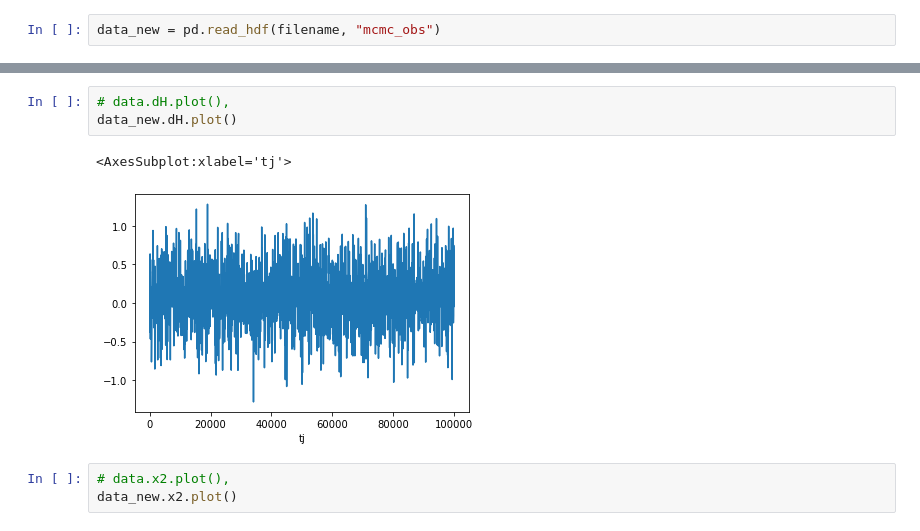
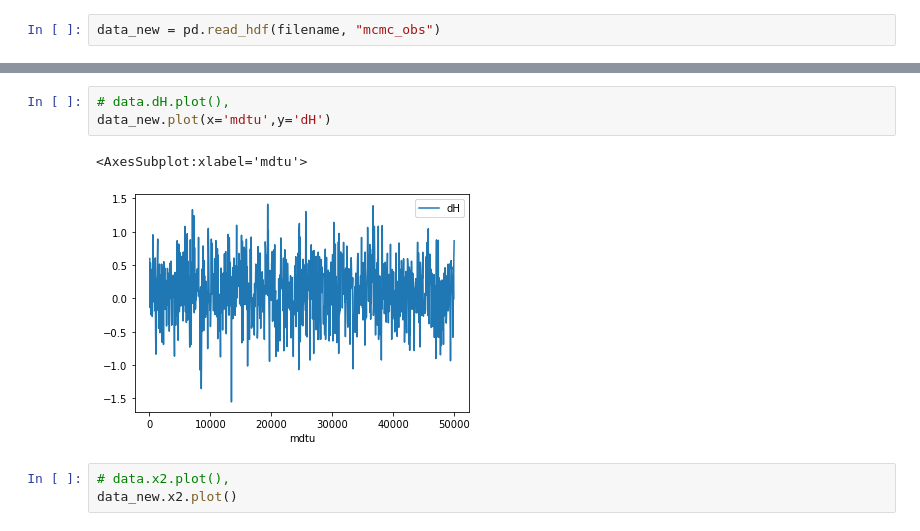
Before and after one commit to erinaldi/bmn2-lattice, a Jupyter notebook: notebooks/00_EDA.ipynb, the cells around one changed output, grey strips where cells are left out. Drawn from its saved outputs; the diff is of its cells as text.

Commit message:
[fix] code for figures

```diff
--- a/notebooks/00_EDA.ipynb
+++ b/notebooks/00_EDA.ipynb
@@ -47,9 +47,9 @@ data_new.head()
 # %%
 # data.dH.plot(),
-data_new.dH.plot()
+data_new.plot(x='mdtu',y='dH')
 # %% [output]
-<AxesSubplot:xlabel='tj'>
+<AxesSubplot:xlabel='mdtu'>
-[figure, old version]
+[figure, new version]
 # %%
 # data.x2.plot(),
 data_new.x2.plot()
```
Also changed, not shown: parts of 11 cells of this notebook, 1 other file.
